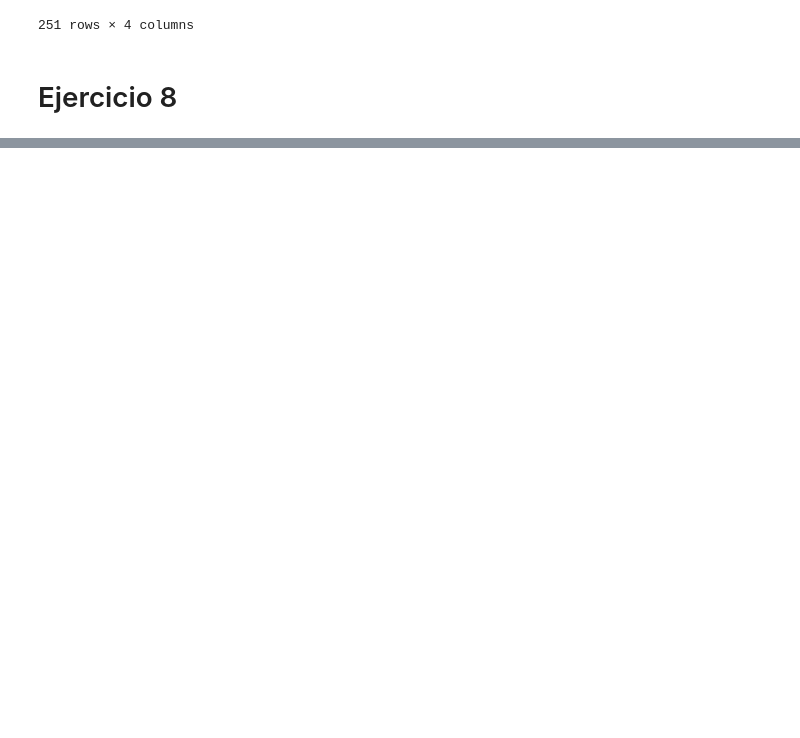
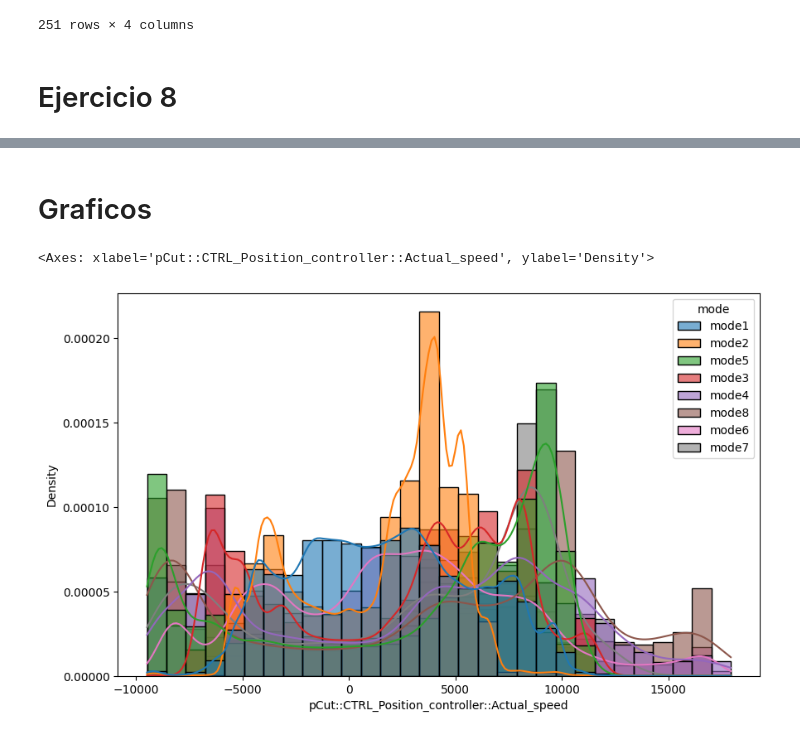
Before and after one commit to maketas1/CuartetoCalavera, a Jupyter notebook: proyecto.ipynb, the cells around one changed output, grey strips where cells are left out. Drawn from its saved outputs; the diff is of its cells as text; code cells hidden in the pictures; blank space fills up the shorter version.

Commit message:
inicio graficos

```diff
--- a/proyecto.ipynb
+++ b/proyecto.ipynb
@@ -196,0 +211,22 @@ NameError: name 'df1' is not defined
+# %% [markdown]
+# Graficos
+# %%
+import seaborn as sns
+import matplotlib.pyplot as plt
+
+fig, ax = plt.subplots(figsize=(10, 6))
+
+sns.histplot(
+    data=df1_copia,
+    x='pCut::CTRL_Position_controller::Actual_speed',
+    bins=30,
+    hue='mode',
+    kde=True,
+    stat='density',
+    common_norm=False,
+    alpha=0.6,
+    ax=ax
+)
+# %% [output]
+<Axes: xlabel='pCut::CTRL_Position_controller::Actual_speed', ylabel='Density'>
+[figure, added]
```
Also changed, not shown: parts of 8 cells of this notebook.
